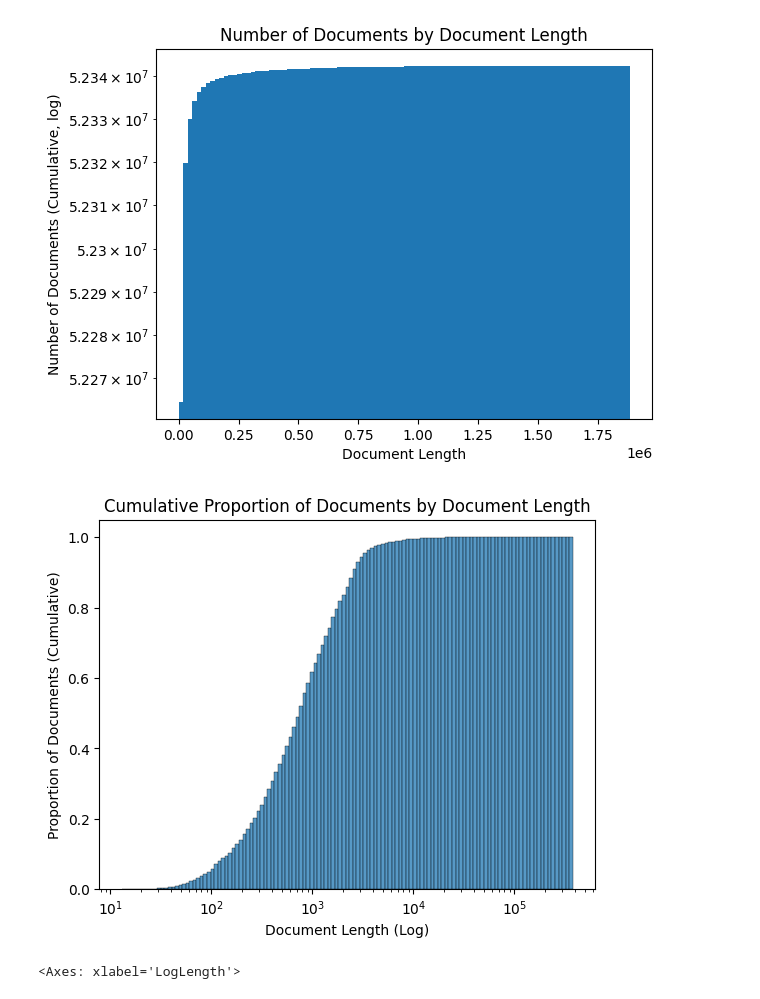
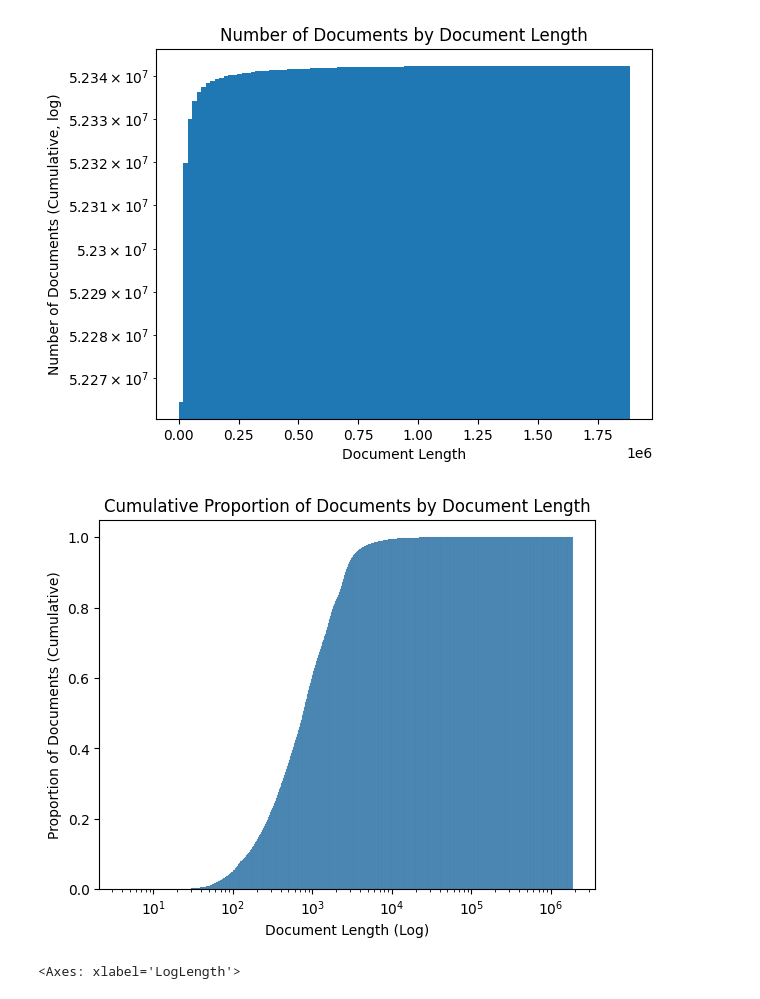
Before and after one commit to Axiomatic314/Stemming, a Jupyter notebook: ClueWeb/documentLength.ipynb, the cells around one changed output. Saved outputs shown, nothing was run; the diff lists cells and outputs as text; code cells hidden in the pictures.

Commit message:
reran graphs to use all lengths instead of a sample

```diff
--- a/ClueWeb/documentLength.ipynb
+++ b/ClueWeb/documentLength.ipynb
@@ -76,13 +76,13 @@ plt.show()
 # %% [output]
 [figure]
 # %%
-sns.histplot(sampledDocLengths, x="length", stat="proportion", cumulative=True, log_scale=True)
+sns.histplot(docLengths, x="length", stat="proportion", cumulative=True, log_scale=True)
 plt.xlabel("Document Length (Log)")
 plt.ylabel("Proportion of Documents (Cumulative)")
 plt.title("Cumulative Proportion of Documents by Document Length")
 plt.show()
 # %% [output]
-[figure, old version]
+[figure, new version]
 # %%
 sns.boxenplot(sampledDocLengths, x="LogLength")
 # %% [output]
```
